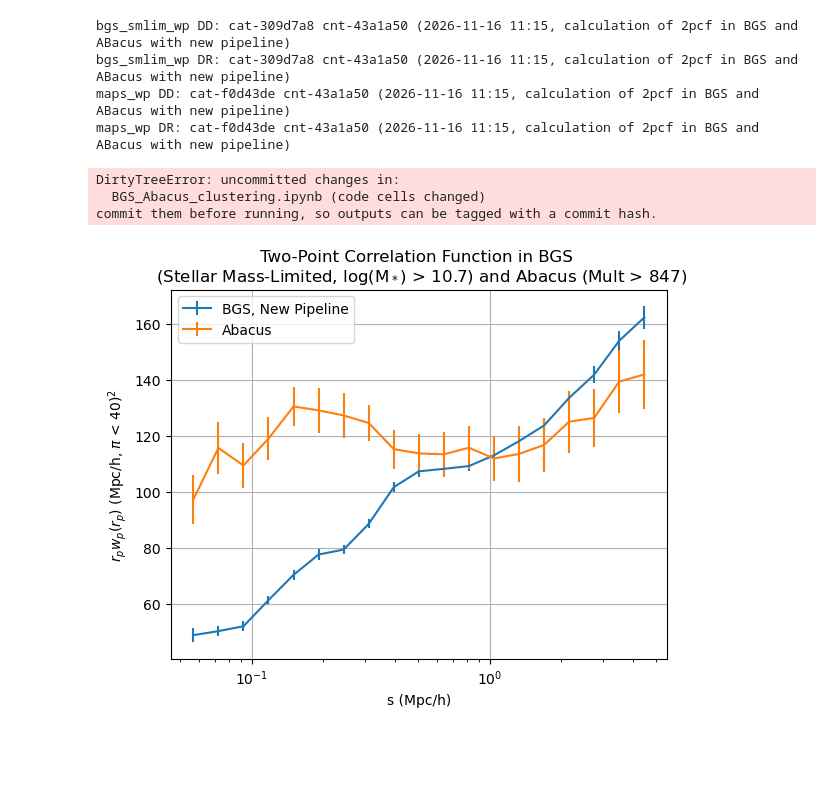
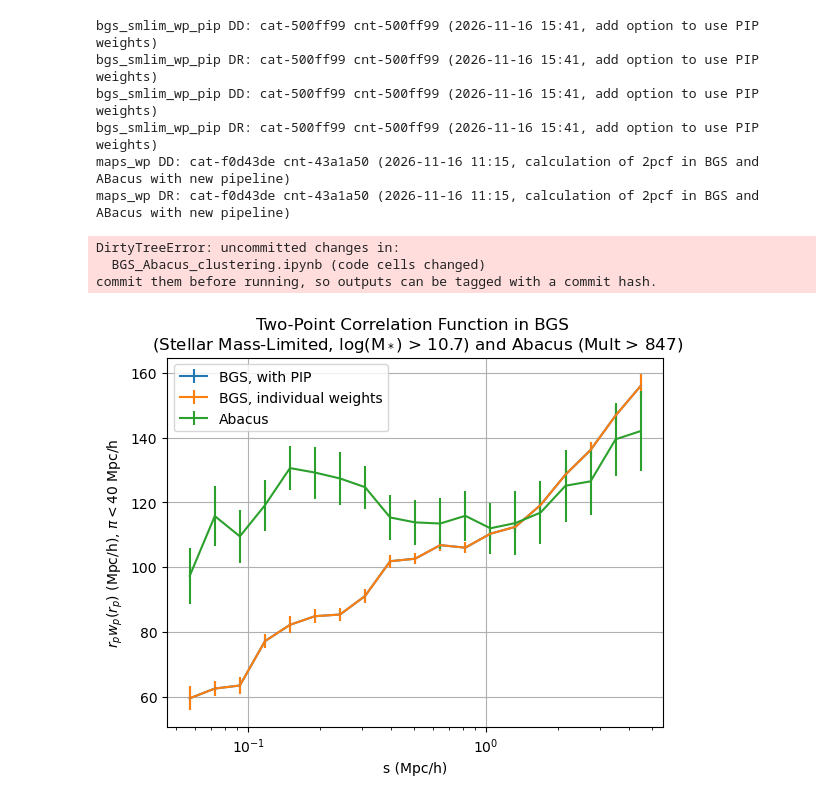
Before and after one commit to catherine-miller/bgsmaps, a Jupyter notebook: BGS_Abacus_clustering.ipynb, the cells around one changed output. Cells and saved outputs as stored; diff of their text form; code cells hidden in the pictures; blank space fills up the shorter version.

Commit message:
correlation function calculation with PIP weights

```diff
--- a/BGS_Abacus_clustering.ipynb
+++ b/BGS_Abacus_clustering.ipynb
@@ -3,38 +3,45 @@ import numpy as np
 import matplotlib.pyplot as plt
 import provenance as prov, tools
 # %%
-dd = prov.count_files("bgs_smlim_wp", "DD")      # matches the current code by default
-dr = prov.count_files("bgs_smlim_wp", "DR")[0]
+dd = prov.count_files("bgs_smlim_wp_pip", "DD")      # matches the current code by default
+dr = prov.count_files("bgs_smlim_wp_pip", "DR")[0]
 r, rwp, err = tools.DavisPeebles2PCFJackknifeCoadd(dd, dr, statistic="wp", paths=True)
-plt.errorbar(r, rwp, yerr=err, label="BGS, New Pipeline")
+plt.errorbar(r, rwp, yerr=err, label="BGS, with PIP")
+
+dd = prov.count_files("bgs_smlim_wp_pip", "DD")      # matches the current code by default
+dr = prov.count_files("bgs_smlim_wp_pip", "DR")[0]
+r, rwp, err = tools.DavisPeebles2PCFJackknifeCoadd(dd, dr, statistic="wp", paths=True)
+plt.errorbar(r, rwp, yerr=err, label="BGS, individual weights")
 
 
 ddab = prov.count_files("maps_wp", "DD")      # matches the current code by default
 drab = prov.count_files("maps_wp", "DR")[0]
 r, rwp, err = tools.DavisPeebles2PCFJackknifeCoadd(ddab, drab, statistic="wp", paths=True)
 plt.errorbar(r, rwp, yerr=err, label="Abacus")
 plt.grid(True)
 
 '''
 s, s2xi0, err = tools.DavisPeebles2PCFJackknifeCoadd(["BGSxquantile_bgsbright_SMlimited_s"], "BGSxquantile_bgsxran_s", statistic='xi0')
 #the "bright" label is a misnomer
 plt.errorbar(s,s2xi0,yerr = err,color='red',label="BGS, Old Calculation")
 '''
 plt.xscale('log')
 plt.xlabel("s (Mpc/h)")
 plt.ylabel(r"$r_pw_p(r_p)$ (Mpc/h), $\pi < 40$ Mpc/h")
 plt.title("Two-Point Correlation Function in BGS \n (Stellar Mass-Limited, log(M$_*$) > 10.7) and Abacus (Mult > 847)")
 plt.legend()
 
 provname = prov.plot_name("rppi_bgs_vs_maps", dd + [dr] + ddab + [drab], "BGS_Abacus_clustering.ipynb")
 print(provname)
 plt.savefig(provname)
 # %% [output]
-bgs_smlim_wp DD: cat-309d7a8 cnt-43a1a50 (2026-11-16 11:15, calculation of 2pcf in BGS and ABacus with new pipeline)
-bgs_smlim_wp DR: cat-309d7a8 cnt-43a1a50 (2026-11-16 11:15, calculation of 2pcf in BGS and ABacus with new pipeline)
+bgs_smlim_wp_pip DD: cat-500ff99 cnt-500ff99 (2026-11-16 15:41, add option to use PIP weights)
+bgs_smlim_wp_pip DR: cat-500ff99 cnt-500ff99 (2026-11-16 15:41, add option to use PIP weights)
+bgs_smlim_wp_pip DD: cat-500ff99 cnt-500ff99 (2026-11-16 15:41, add option to use PIP weights)
+bgs_smlim_wp_pip DR: cat-500ff99 cnt-500ff99 (2026-11-16 15:41, add option to use PIP weights)
 maps_wp DD: cat-f0d43de cnt-43a1a50 (2026-11-16 11:15, calculation of 2pcf in BGS and ABacus with new pipeline)
 maps_wp DR: cat-f0d43de cnt-43a1a50 (2026-11-16 11:15, calculation of 2pcf in BGS and ABacus with new pipeline)
 DirtyTreeError: uncommitted changes in:
   BGS_Abacus_clustering.ipynb (code cells changed)
 commit them before running, so outputs can be tagged with a commit hash.
-[figure, old version]
+[figure, new version]
```
Also changed, not shown: 1 other file.
